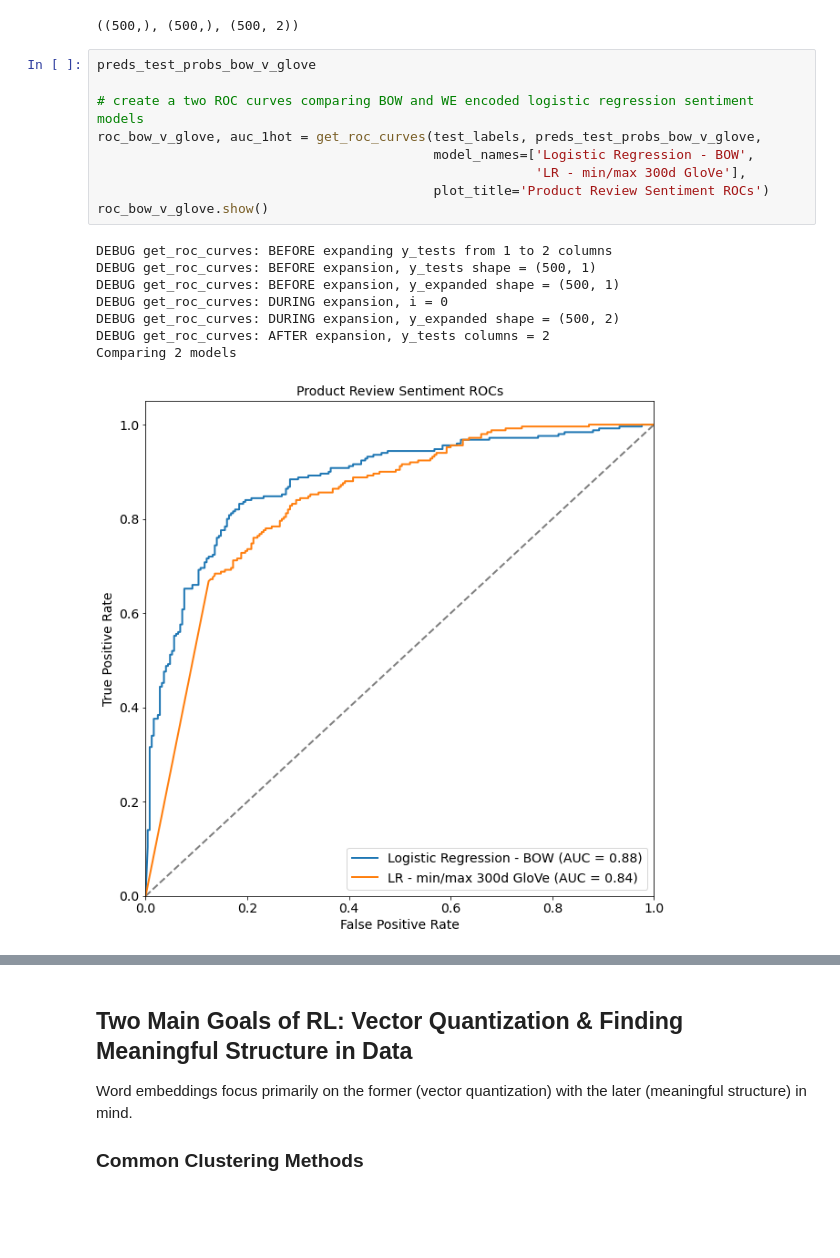
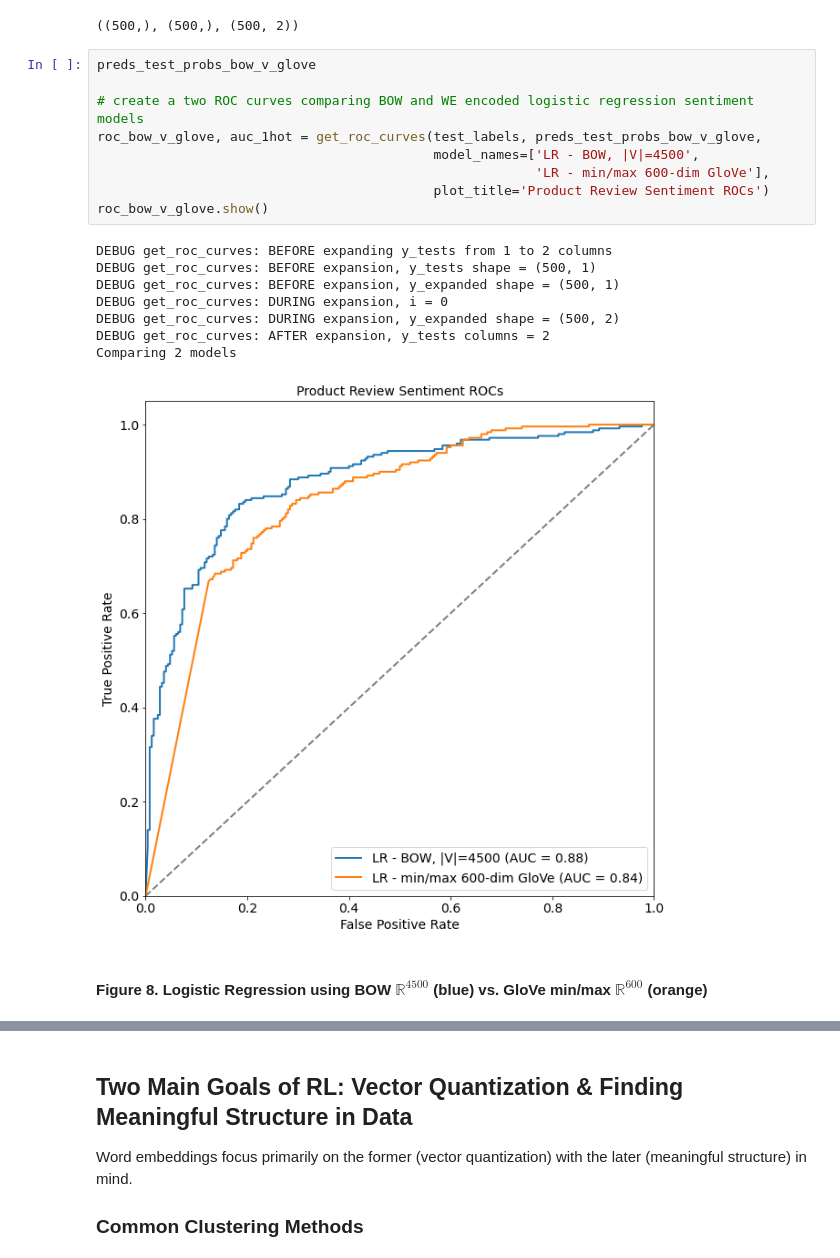
Before and after one commit to MichaelSzczepaniak/WordEmbeddings, a Jupyter notebook: WordEmbeddings.ipynb, the cells around one changed output, grey strips where cells are left out. Drawn from its saved outputs; the diff is of its cells as text; blank space fills up the shorter version.

```diff
--- a/WordEmbeddings.ipynb
+++ b/WordEmbeddings.ipynb
@@ -915,18 +925,20 @@ preds_test_probs.shape, preds_test_probs_glove.shape, preds_test_probs_bow_v_glo
 # %%
 preds_test_probs_bow_v_glove
 
 # create a two ROC curves comparing BOW and WE encoded logistic regression sentiment models
 roc_bow_v_glove, auc_1hot = get_roc_curves(test_labels, preds_test_probs_bow_v_glove,
-                                           model_names=['Logistic Regression - BOW',
-                                                        'LR - min/max 300d GloVe'],
+                                           model_names=['LR - BOW, |V|=4500',
+                                                        'LR - min/max 600-dim GloVe'],
                                            plot_title='Product Review Sentiment ROCs')
 roc_bow_v_glove.show()
 # %% [output]
 DEBUG get_roc_curves: BEFORE expanding y_tests from 1 to 2 columns
 DEBUG get_roc_curves: BEFORE expansion, y_tests shape = (500, 1)
 DEBUG get_roc_curves: BEFORE expansion, y_expanded shape = (500, 1)
 DEBUG get_roc_curves: DURING expansion, i = 0
 DEBUG get_roc_curves: DURING expansion, y_expanded shape = (500, 2)
 DEBUG get_roc_curves: AFTER expansion, y_tests columns = 2
 Comparing 2 models
-[figure, old version]
+[figure, new version]
+# %% [markdown]
+#### Figure 8.  Logistic Regression using BOW $\mathbb{R}^{4500}$ (blue) vs. GloVe min/max $\mathbb{R}^{600}$ (orange)
```
Also changed, not shown: parts of 49 cells of this notebook, 2 other files.
